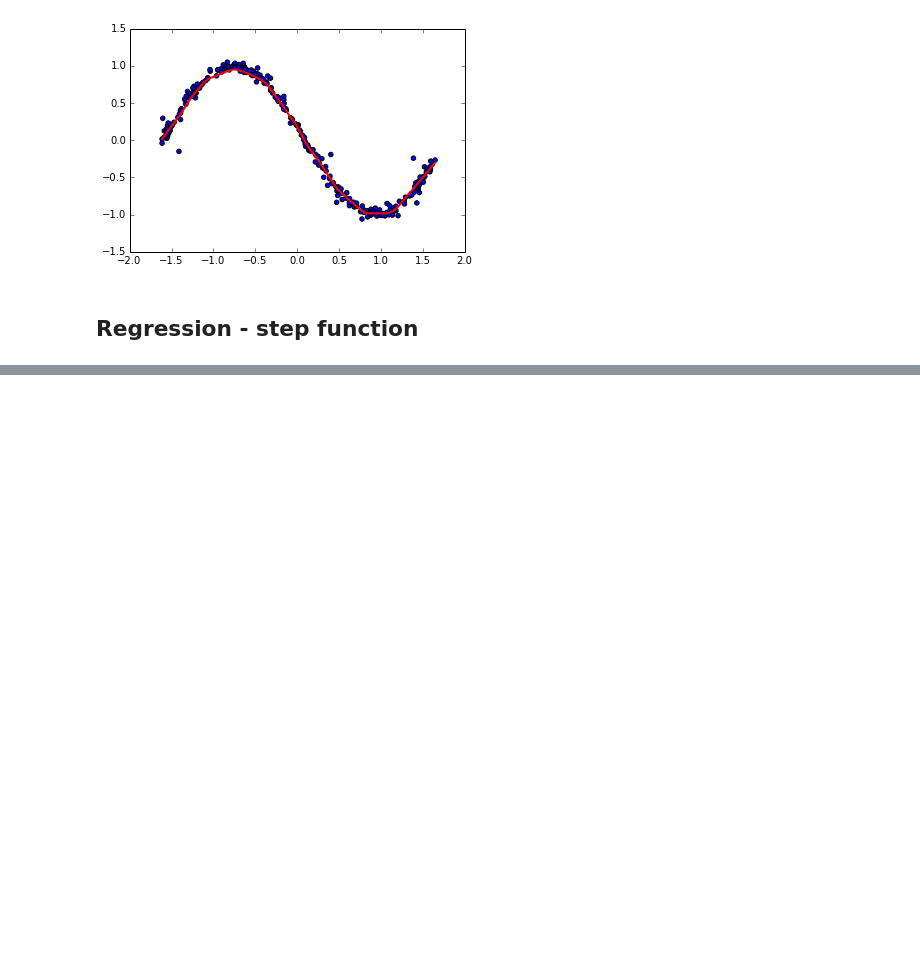
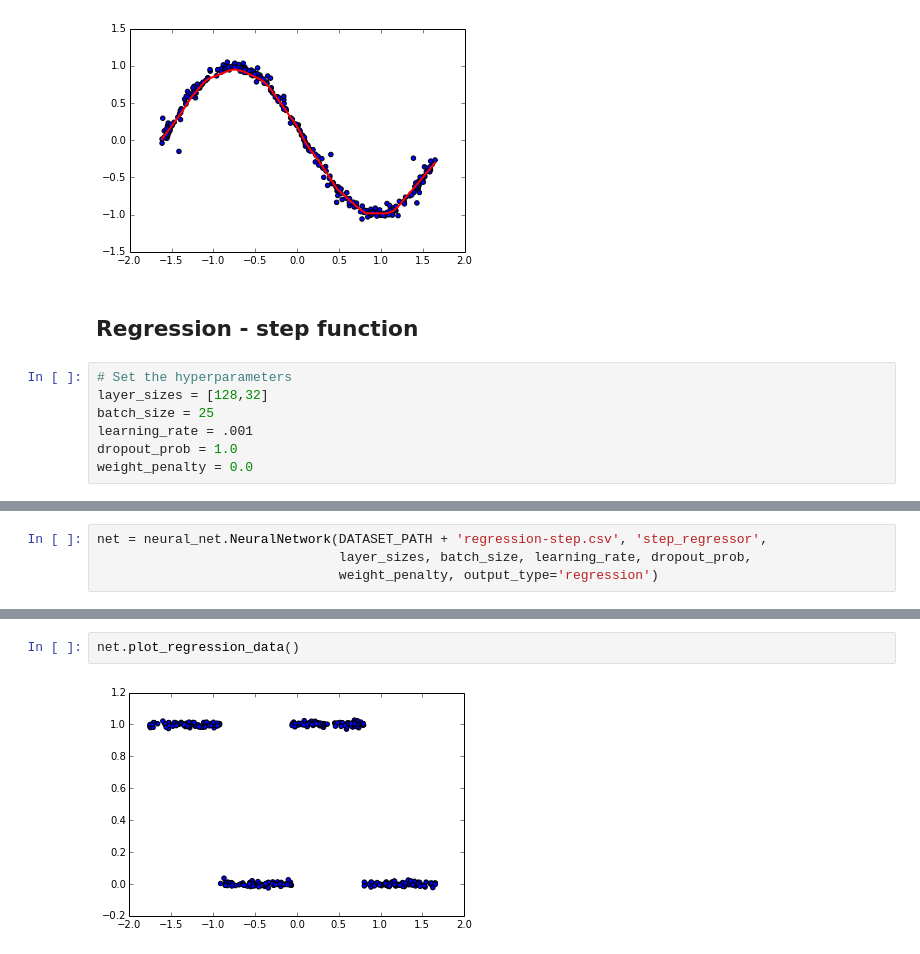
Before and after one commit to natashamjaques/PersonalizedML, a Jupyter notebook: TensorflowExample/practice_and_plot_nn.ipynb, the cells around one changed output, grey strips where cells are left out. Cells and saved outputs as stored; diff of their text form; blank space fills up the shorter version.

Commit message:
all regression plots in notebook in

```diff
--- a/TensorflowExample/practice_and_plot_nn.ipynb
+++ b/TensorflowExample/practice_and_plot_nn.ipynb
@@ -212,3 +212,10 @@ net.plot_regression_data(with_decision_boundary=True)
 [figure]
 # %% [markdown]
 ## Regression - step function
+# %%
+# Set the hyperparameters
+layer_sizes = [128,32]
+batch_size = 25
+learning_rate = .001
+dropout_prob = 1.0
+weight_penalty = 0.0
@@ -214,0 +225,4 @@ net.plot_regression_data(with_decision_boundary=True)
+# %%
+net = neural_net.NeuralNetwork(DATASET_PATH + 'regression-step.csv', 'step_regressor',
+                               layer_sizes, batch_size, learning_rate, dropout_prob,
+                               weight_penalty, output_type='regression')
@@ -214,0 +243,4 @@ net.plot_regression_data(with_decision_boundary=True)
+# %%
+net.plot_regression_data()
+# %% [output]
+[figure, added]
```
Also changed, not shown: parts of 5 cells of this notebook, 1 other file.
